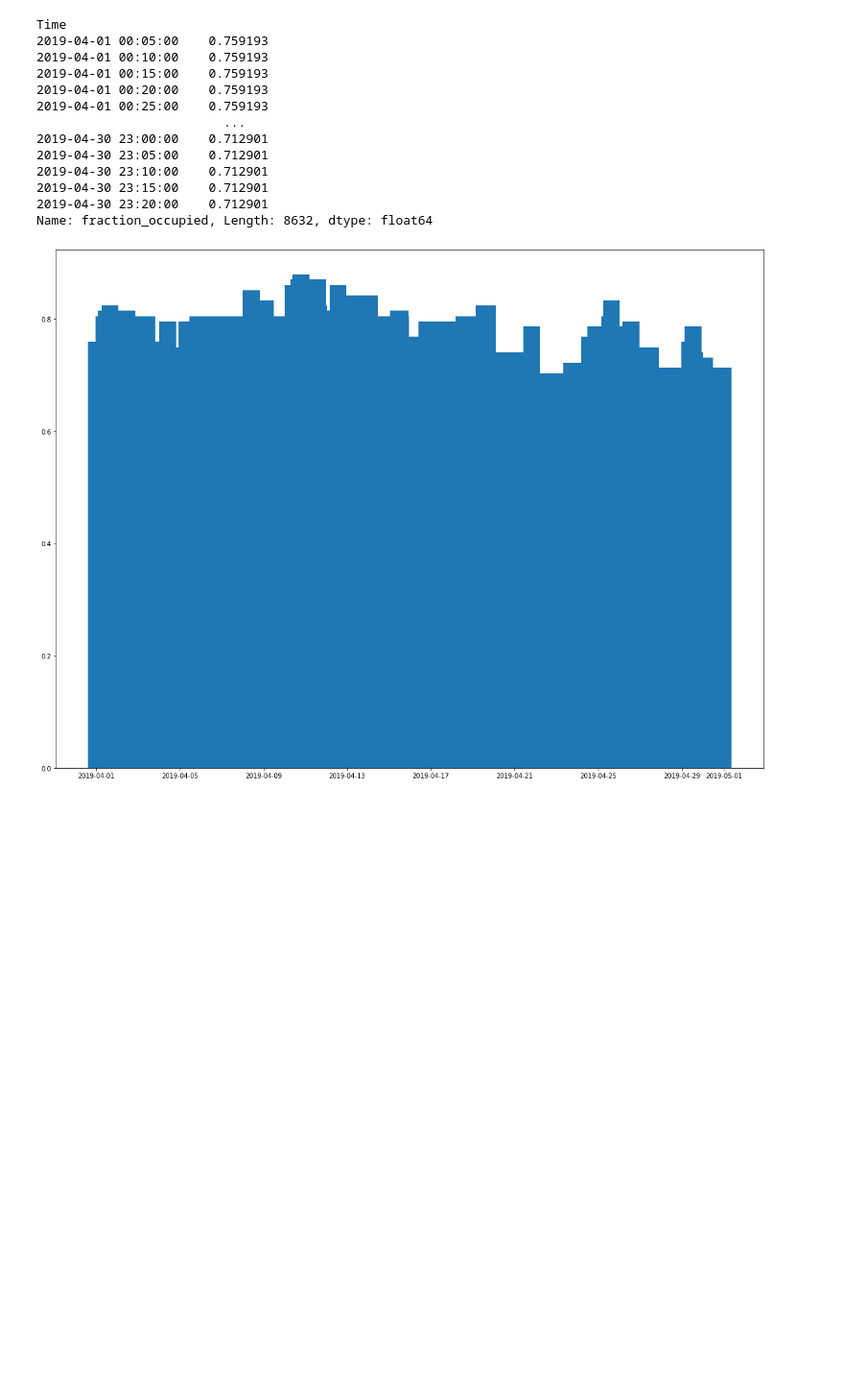
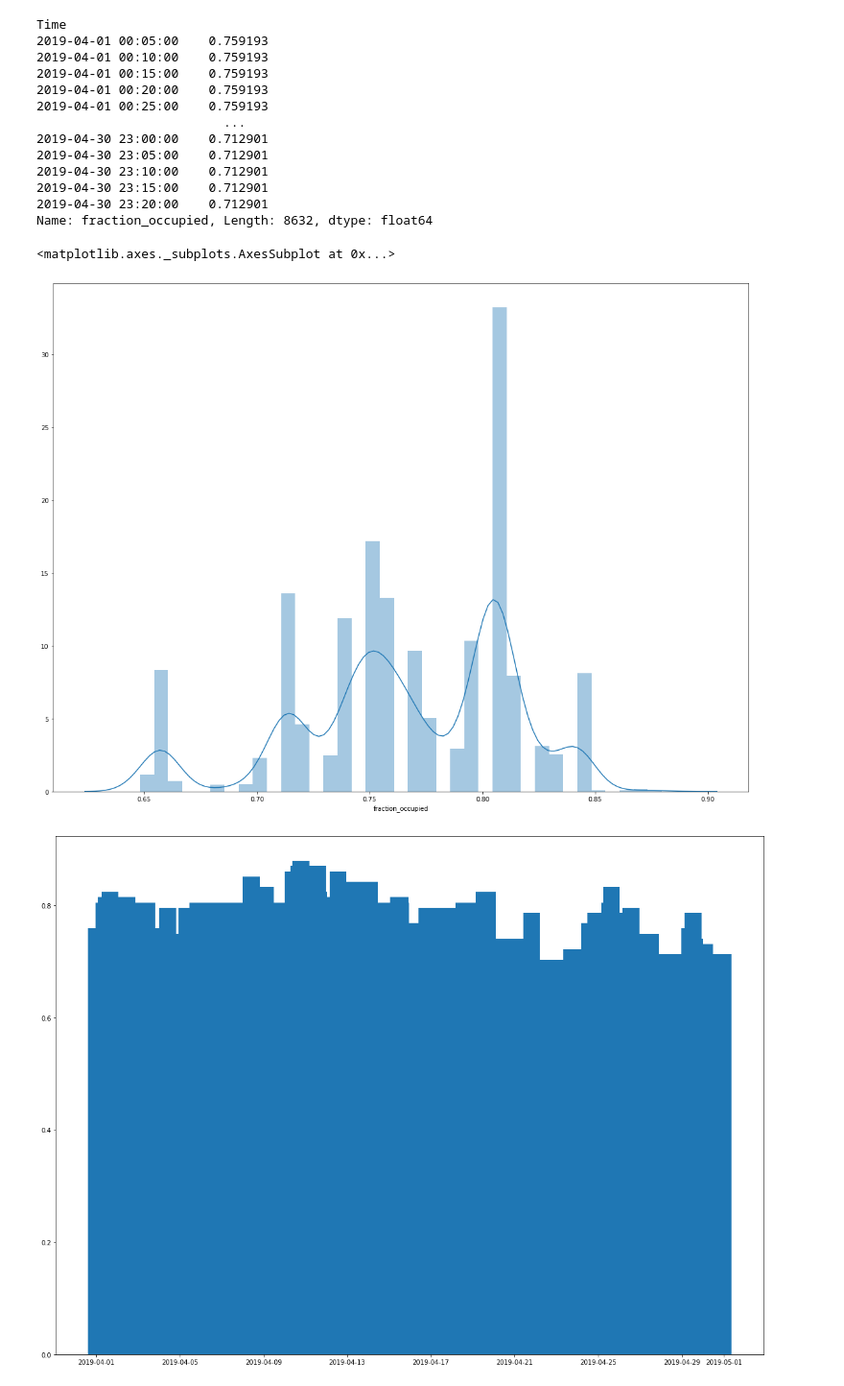
Before and after one commit to AndrewSundaram/VU_SmartCities, a Jupyter notebook: EnergyWorkbook.ipynb, the cells around one changed output. Shown at 96% size. Saved outputs shown, nothing was run; the diff lists cells and outputs as text; code cells hidden in the pictures; blank space fills up the shorter version.

```diff
--- a/EnergyWorkbook.ipynb
+++ b/EnergyWorkbook.ipynb
@@ -504,6 +504,11 @@ Time
 2019-04-30 23:15:00    0.712901
 2019-04-30 23:20:00    0.712901
 Name: fraction_occupied, Length: 8632, dtype: float64
+# %%
+sns.distplot(aprilData['fraction_occupied'])
+# %% [output]
+<matplotlib.axes._subplots.AxesSubplot at 0x...>
+[figure, added]
 # %%
 import matplotlib.pyplot as plt
 x = aprilData.index
```
Also changed, not shown: parts of 21 cells of this notebook.
